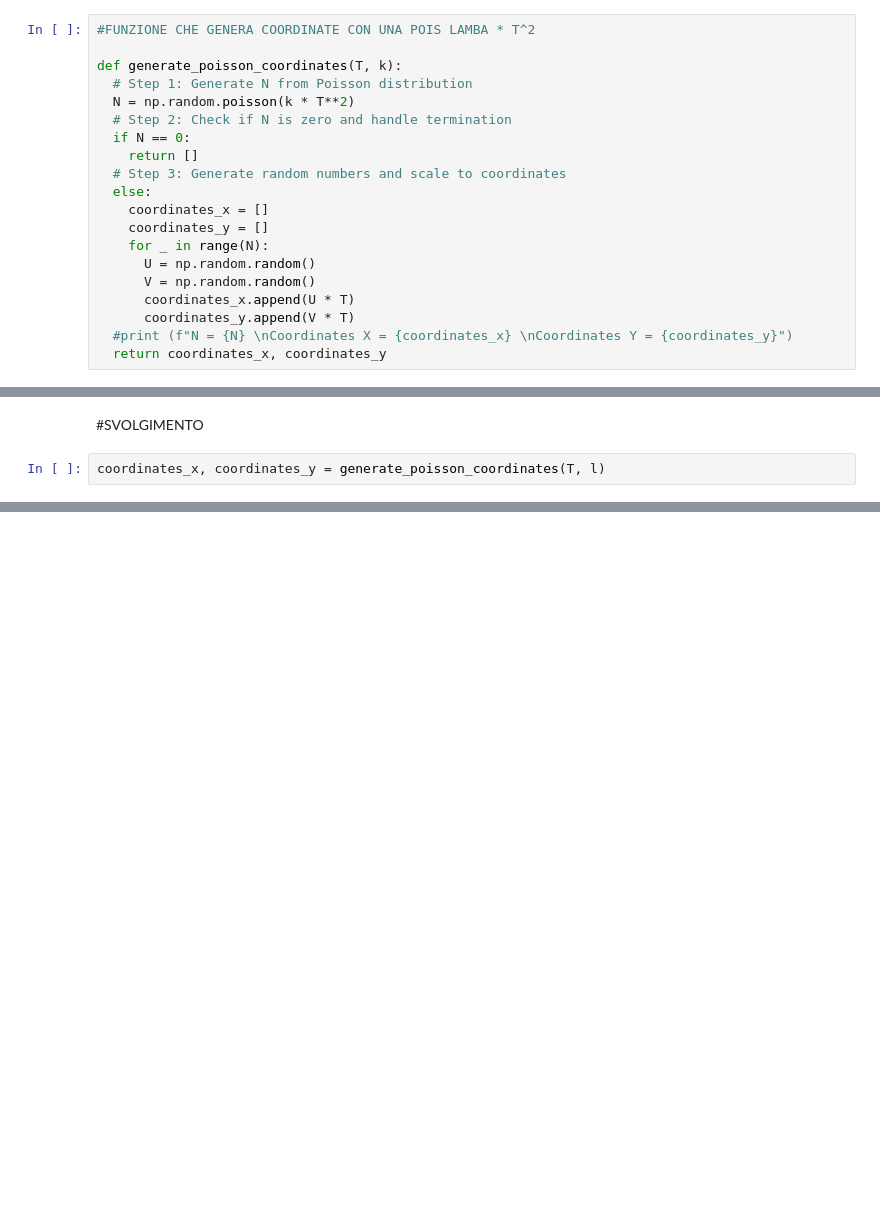
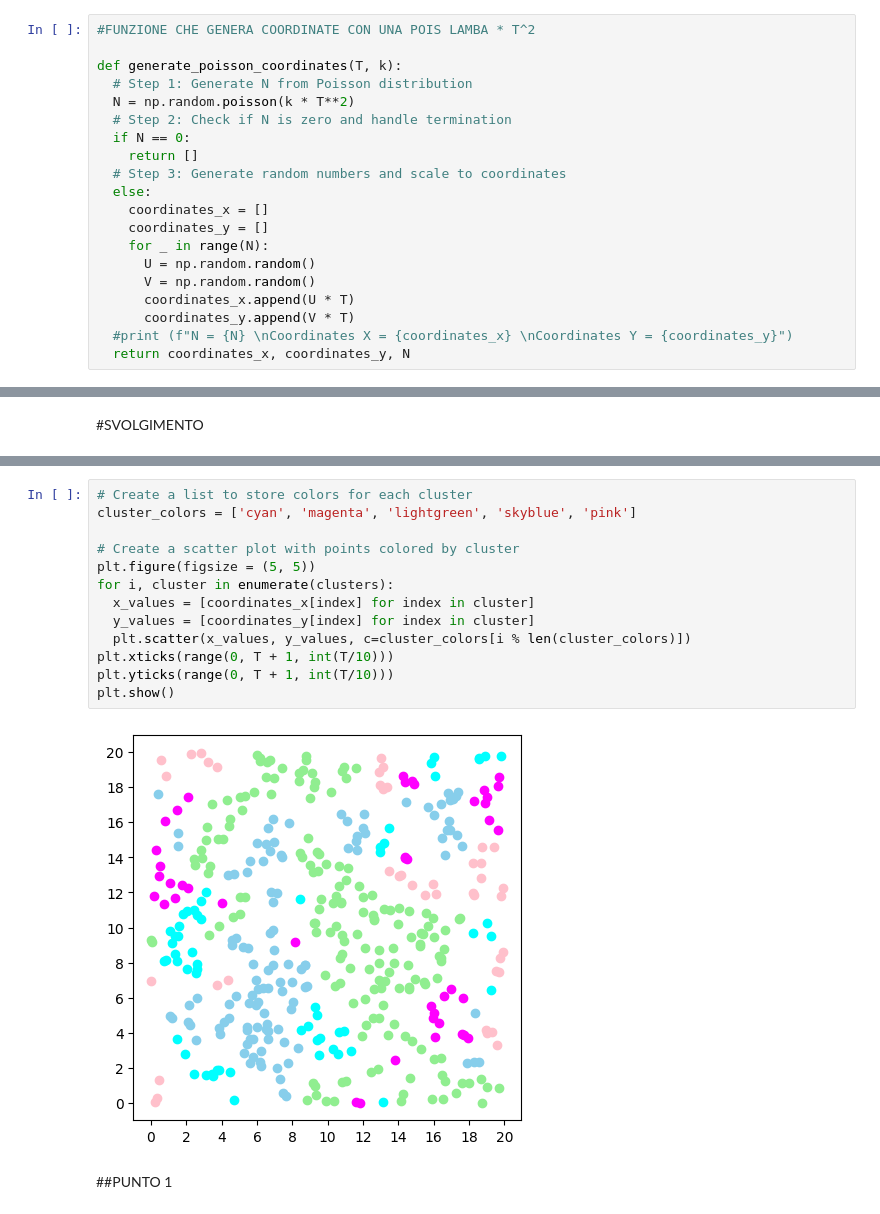
Before and after one commit to andreamurari/percolation_project, a Jupyter notebook: percolation_project.ipynb, the cells around one changed output, grey strips where cells are left out. Cells and saved outputs as stored; diff of their text form; blank space fills up the shorter version.

```diff
--- a/percolation_project.ipynb
+++ b/percolation_project.ipynb
@@ -28,7 +29,7 @@ def generate_poisson_coordinates(T, k):
       coordinates_x.append(U * T)
       coordinates_y.append(V * T)
   #print (f"N = {N} \nCoordinates X = {coordinates_x} \nCoordinates Y = {coordinates_y}")
-  return coordinates_x, coordinates_y
+  return coordinates_x, coordinates_y, N
 # %%
 #FUNZIONE CHE CREA CLUSTERS
 def clusterizza_dbscan(coordinates_x, coordinates_y, eps=1, min_samples=1):
@@ -80,5 +81,3 @@ def number_of_clusters(clusters):
   return len(clusters)
 # %% [markdown]
 #SVOLGIMENTO
-# %%
-coordinates_x, coordinates_y = generate_poisson_coordinates(T, l)
@@ -153,0 +173,17 @@ number of clusters:  337
+# %%
+# Create a list to store colors for each cluster
+cluster_colors = ['cyan', 'magenta', 'lightgreen', 'skyblue', 'pink']
+
+# Create a scatter plot with points colored by cluster
+plt.figure(figsize = (5, 5))
+for i, cluster in enumerate(clusters):
+  x_values = [coordinates_x[index] for index in cluster]
+  y_values = [coordinates_y[index] for index in cluster]
+  plt.scatter(x_values, y_values, c=cluster_colors[i % len(cluster_colors)])
+plt.xticks(range(0, T + 1, int(T/10)))
+plt.yticks(range(0, T + 1, int(T/10)))
+plt.show()
+# %% [output]
+[figure, added]
+# %% [markdown]
+##PUNTO 1
```
Also changed, not shown: parts of 48 cells of this notebook.
